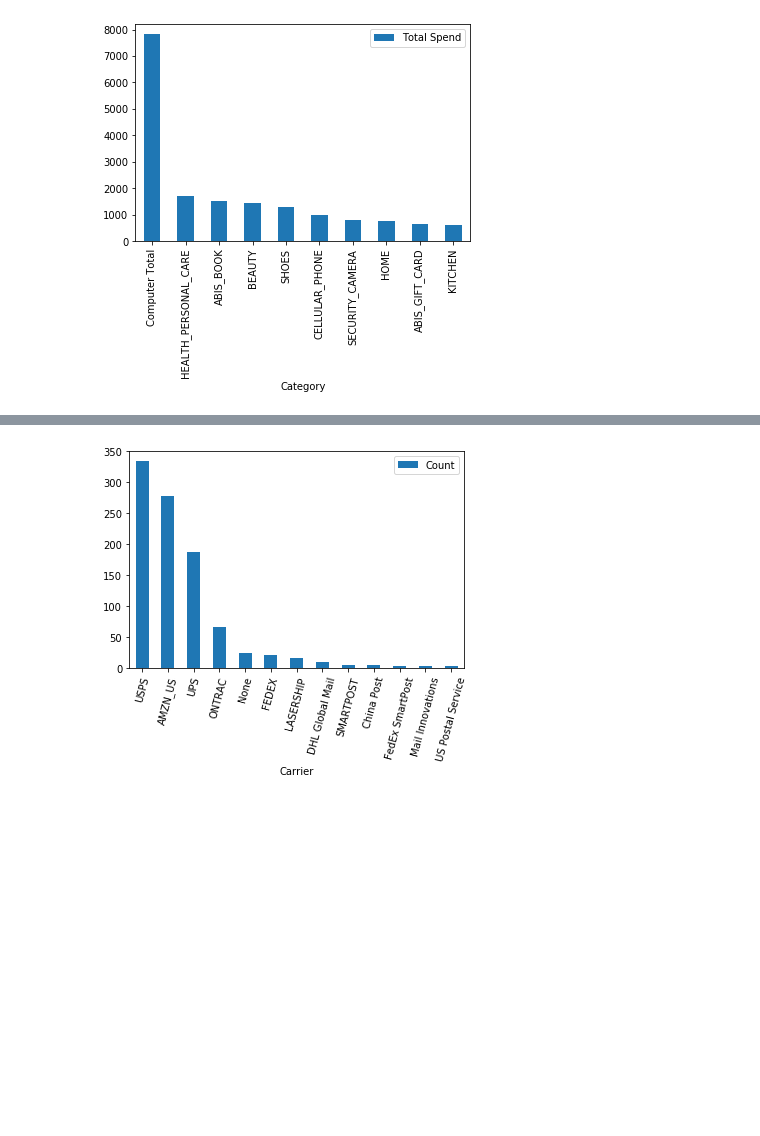
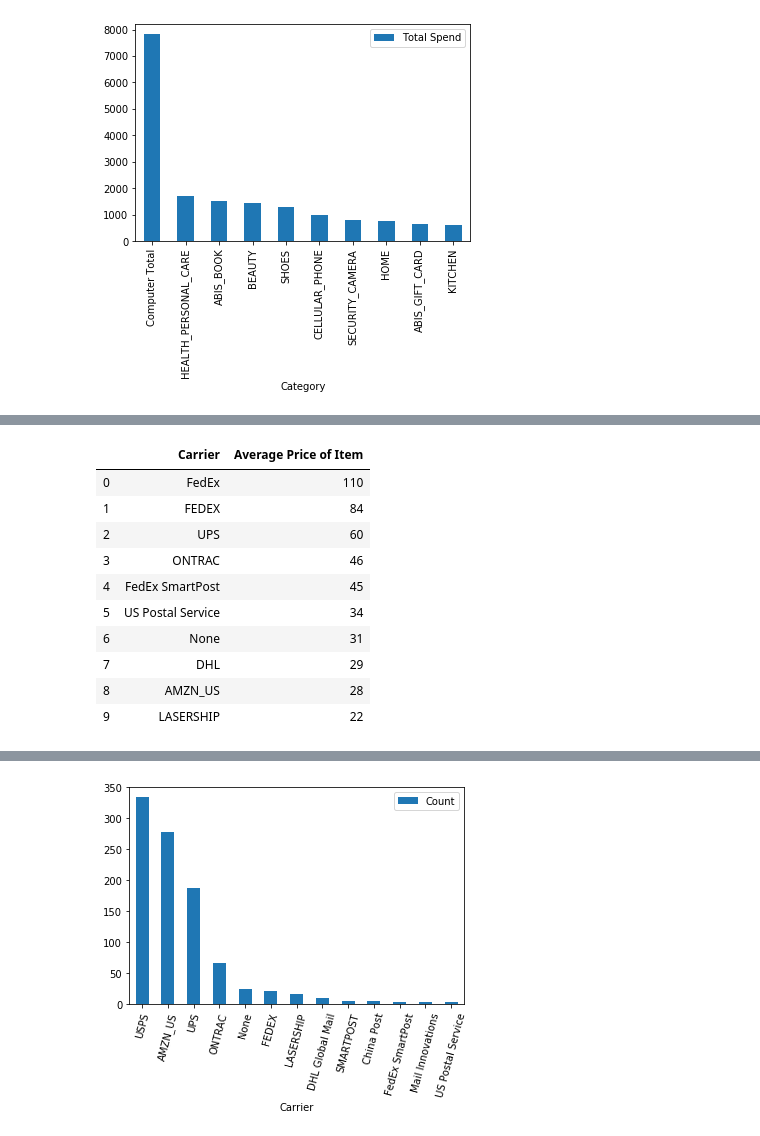
Before and after one commit to AmitSamra/DataEngineering.Labs.AirflowProject, a Jupyter notebook: amazon_visualization.ipynb, the cells around one changed output, grey strips where cells are left out. Drawn from its saved outputs; the diff is of its cells as text; code cells hidden in the pictures; blank space fills up the shorter version.

```diff
--- a/amazon_visualization.ipynb
+++ b/amazon_visualization.ipynb
@@ -98,0 +128,25 @@ plot_df_con_total_spend_cat2 = df_con_total_spend_cat2.plot.bar(x=0, y=1, rot =
+# %%
+con_car_avg = connection.execute('''
+SELECT carrier_name, round(avg(item_total))
+FROM amazon.amazon_purchases
+GROUP BY carrier_name
+ORDER BY round desc
+LIMIT 10
+''')
+
+data_con_car_avg = [row for row in con_car_avg]
+df_con_car_avg = pd.DataFrame.from_records(data_con_car_avg)
+df_con_car_avg.columns = ['Carrier','Average Price of Item']
+df_con_car_avg
+# %% [output]
+|  | Carrier | Average Price of Item |
+| 0 | FedEx | 110 |
+| 1 | FEDEX | 84 |
+| 2 | UPS | 60 |
+| 3 | ONTRAC | 46 |
+| 4 | FedEx SmartPost | 45 |
+| 5 | US Postal Service | 34 |
+| 6 | None | 31 |
+| 7 | DHL | 29 |
+| 8 | AMZN_US | 28 |
+| 9 | LASERSHIP | 22 |
```
Also changed, not shown: parts of 8 cells of this notebook.
